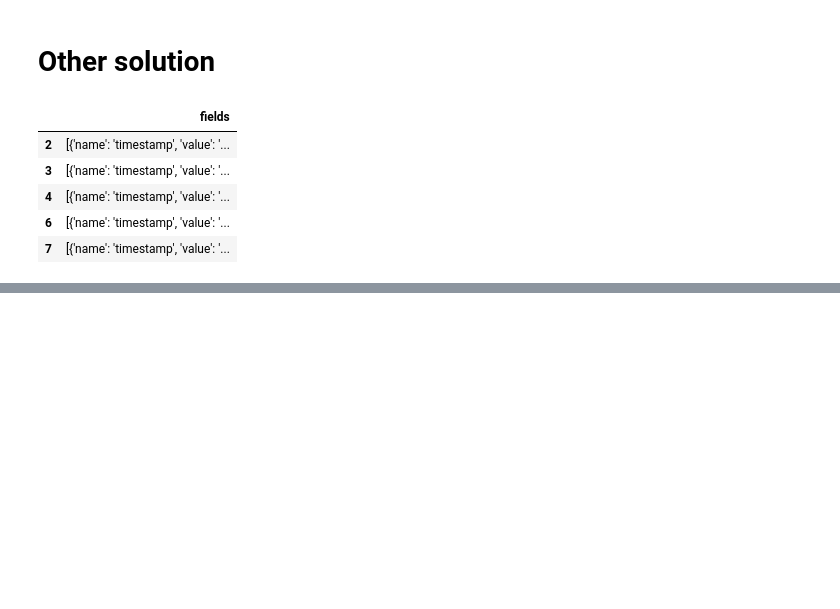
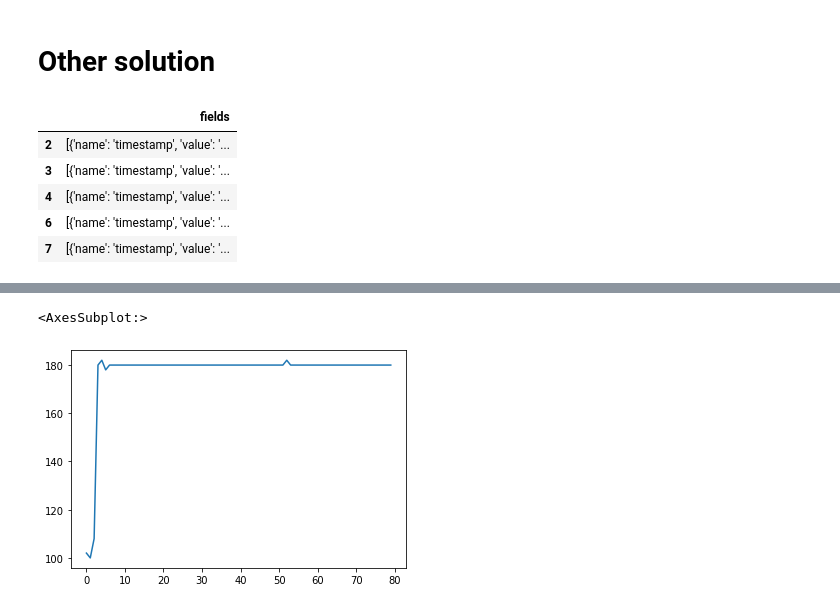
Before and after one commit to jjsantanna/garmin_one_run_analysis, a Jupyter notebook: garmin_one_run_analysis.ipynb, the cells around one changed output, grey strips where cells are left out. Drawn from its saved outputs; the diff is of its cells as text; code cells hidden in the pictures; blank space fills up the shorter version.

```diff
--- a/garmin_one_run_analysis.ipynb
+++ b/garmin_one_run_analysis.ipynb
@@ -107,0 +127,5 @@ df_record['fields'][2]
+# %%
+(df_record['cadence']*2).plot()
+# %% [output]
+<AxesSubplot:>
+[figure, added]
```
Also changed, not shown: parts of 9 cells of this notebook, 3 other files.
